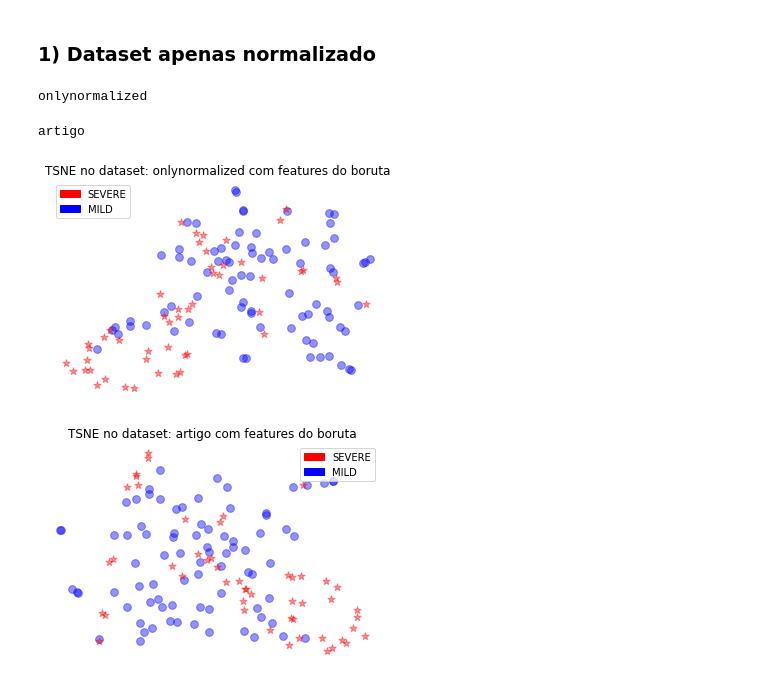
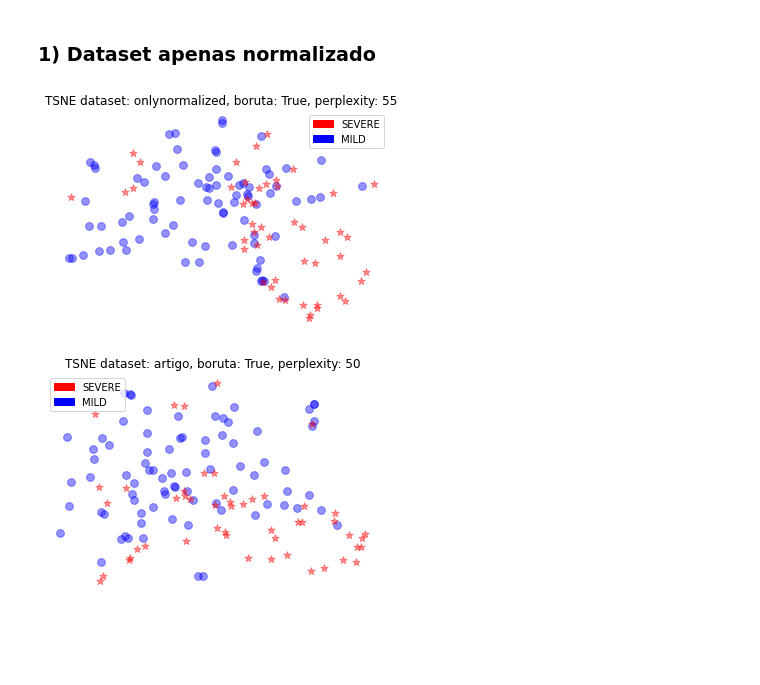
Before and after one commit to LCLazari/MAC5832_prognostico_covid, a Jupyter notebook: 1.1-feature-visualization-tsne.ipynb, the cells around one changed output. Saved outputs shown, nothing was run; the diff lists cells and outputs as text; code cells hidden in the pictures; blank space fills up the shorter version.

Commit message:
Atualiza visualização TSNE com parâmetro perplexity mais adequado

```diff
--- a/1.1-feature-visualization-tsne.ipynb
+++ b/1.1-feature-visualization-tsne.ipynb
@@ -101,15 +88,16 @@ selectedFeatures = {
 ---
 # %%
 # Get Features
-def getFeaturesTargets(dataset_name):
+def getFeaturesTargets(dataset_name, boruta_features=False):
     dataset = datasets[dataset_name]
     X, y = dataset['train'].drop("Group", axis=1), dataset['train']["Group"]
-    X = X[selectedFeatures[dataset_name]]
+    if boruta_features:
+        X = X[selectedFeatures[dataset_name]]
     return (X, y)
 # %% [markdown]
 ### 1) Dataset apenas normalizado
 # %%
-def plot_tsne(X, title):
+def plot_tsne(X, y, title):
     _, ax = plt.subplots()
     X = MinMaxScaler().fit_transform(X)
     ax.scatter(
@@ -136,28 +124,27 @@ def plot_tsne(X, title):
     ax.axis("off")
 
 
-def project_tsne(dataset_name):
-    X, y = getFeaturesTargets(dataset_name)
+def project_tsne(dataset_name, boruta_features=False, perplexity=30):
+    X, y = getFeaturesTargets(dataset_name, boruta_features)
     transformer = TSNE(
         n_components=2,
         init="pca",
         learning_rate="auto",
-        n_iter=2500,
+        n_iter=2000,
         n_iter_without_progress=150,
         n_jobs=2,
         random_state=0,
+        perplexity=perplexity
     )
+    projection = transformer.fit_transform(X, y)
+    plot_tsne(projection, y, f'TSNE dataset: {dataset_name}, boruta: {boruta_features}, perplexity: {perplexity}')
 
-    return transformer.fit_transform(X, y)
+    return
 # %%
-for dataset in datasets.keys():
-    print(dataset)
-    projection = project_tsne(dataset)
-    plot_tsne(projection, f'TSNE no dataset: {dataset} com features do boruta')
+project_tsne('onlynormalized', boruta_features=True, perplexity=55)
+project_tsne('artigo', boruta_features=True, perplexity=50)
 
 plt.show()
 # %% [output]
-onlynormalized
-artigo
-[figure, old version]
+[figure, new version]
-[figure, old version]
+[figure, new version]
```
Also changed, not shown: parts of 2 cells of this notebook.
